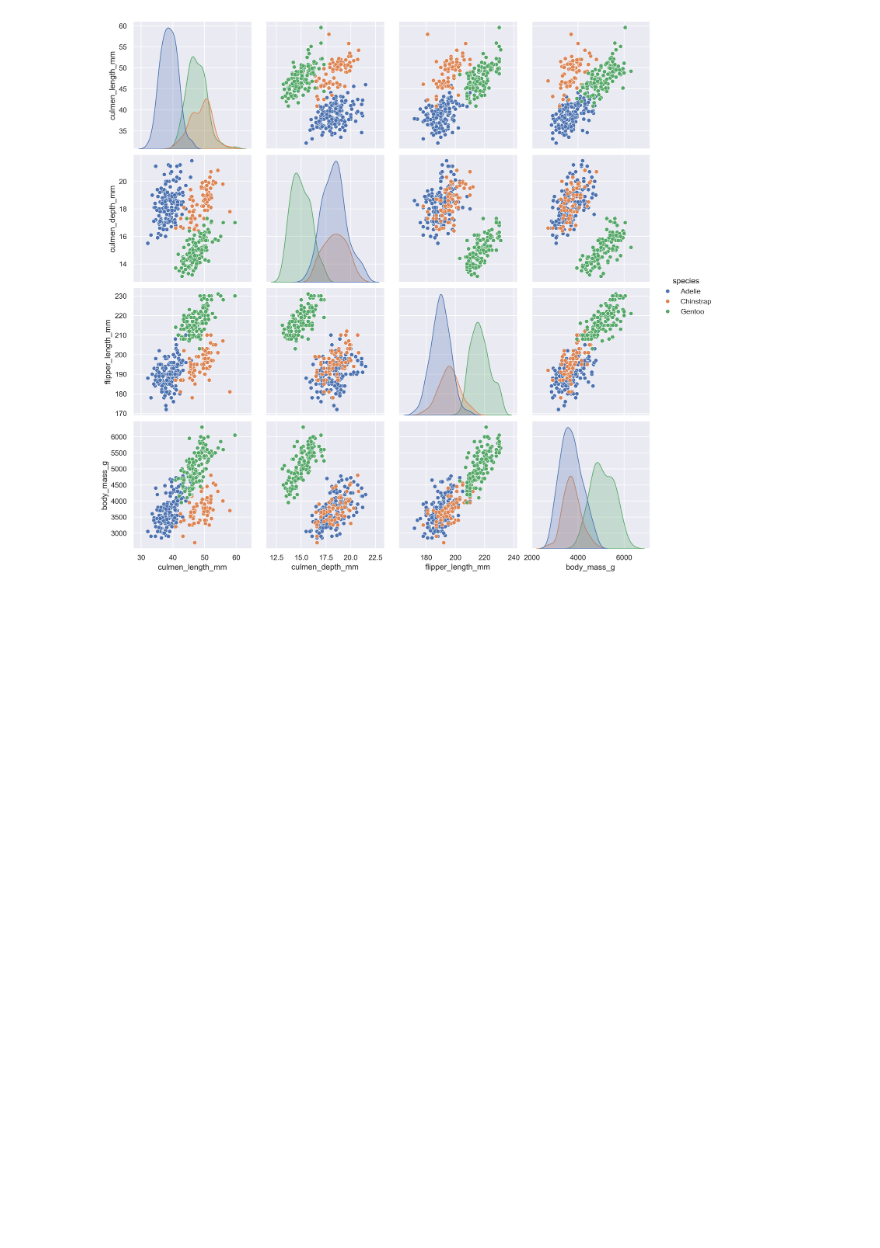
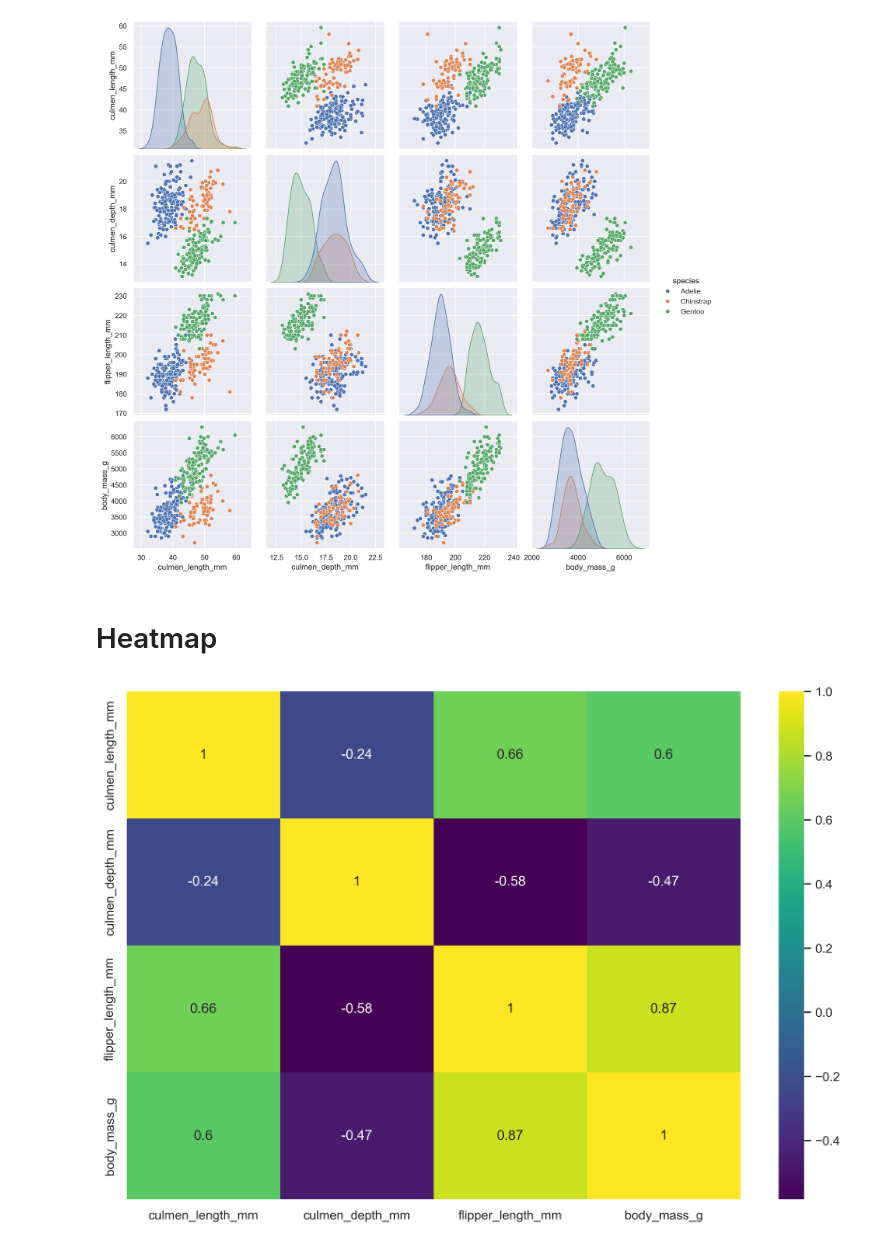
Before and after one commit to ngum17/vizualizace, a Jupyter notebook: Python/seaborn.ipynb, the cells around one changed output. Saved outputs shown, nothing was run; the diff lists cells and outputs as text; code cells hidden in the pictures; blank space fills up the shorter version.

```diff
--- a/Python/seaborn.ipynb
+++ b/Python/seaborn.ipynb
@@ -71,3 +83,21 @@ sns.pairplot(df, hue = "species", height=3)
 # %% [output]
 <seaborn.axisgrid.PairGrid at 0x...>
 [figure]
+# %% [markdown]
+# Heatmap
+# %%
+df = pd.read_csv("penguins.csv")
+import numpy as np
+# Extract numeric columns for heatmap
+numeric_data = df.select_dtypes(include=[np.number])
+
+# Create a correlation matrix
+corr_matrix = numeric_data.corr()
+
+# Create a heatmap
+sns.heatmap(corr_matrix, annot=True, cmap="viridis")
+
+# Show the plot
+plt.show()
+# %% [output]
+[figure, added]
```
Also changed, not shown: parts of 10 cells of this notebook, 4 other files.
